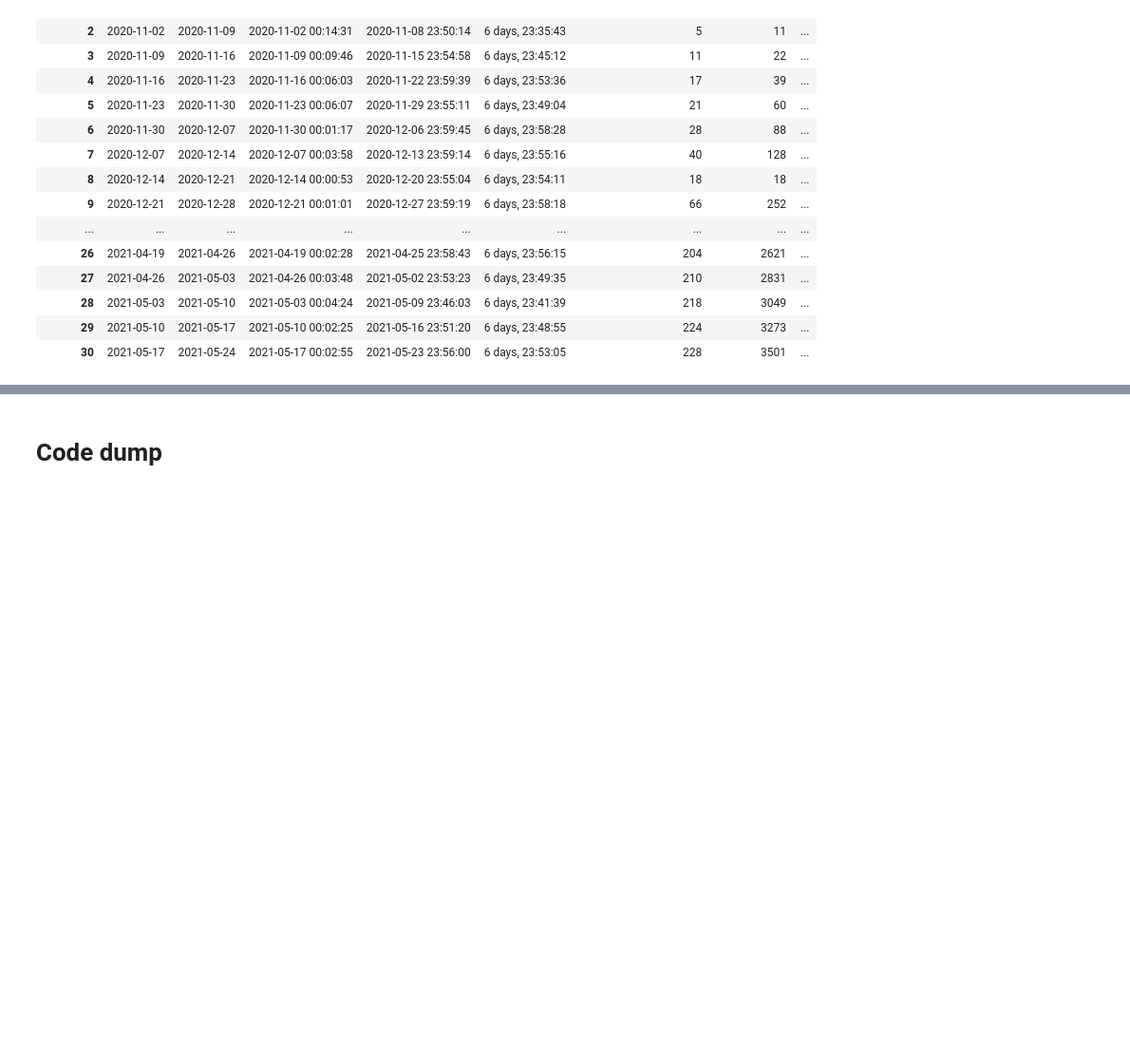
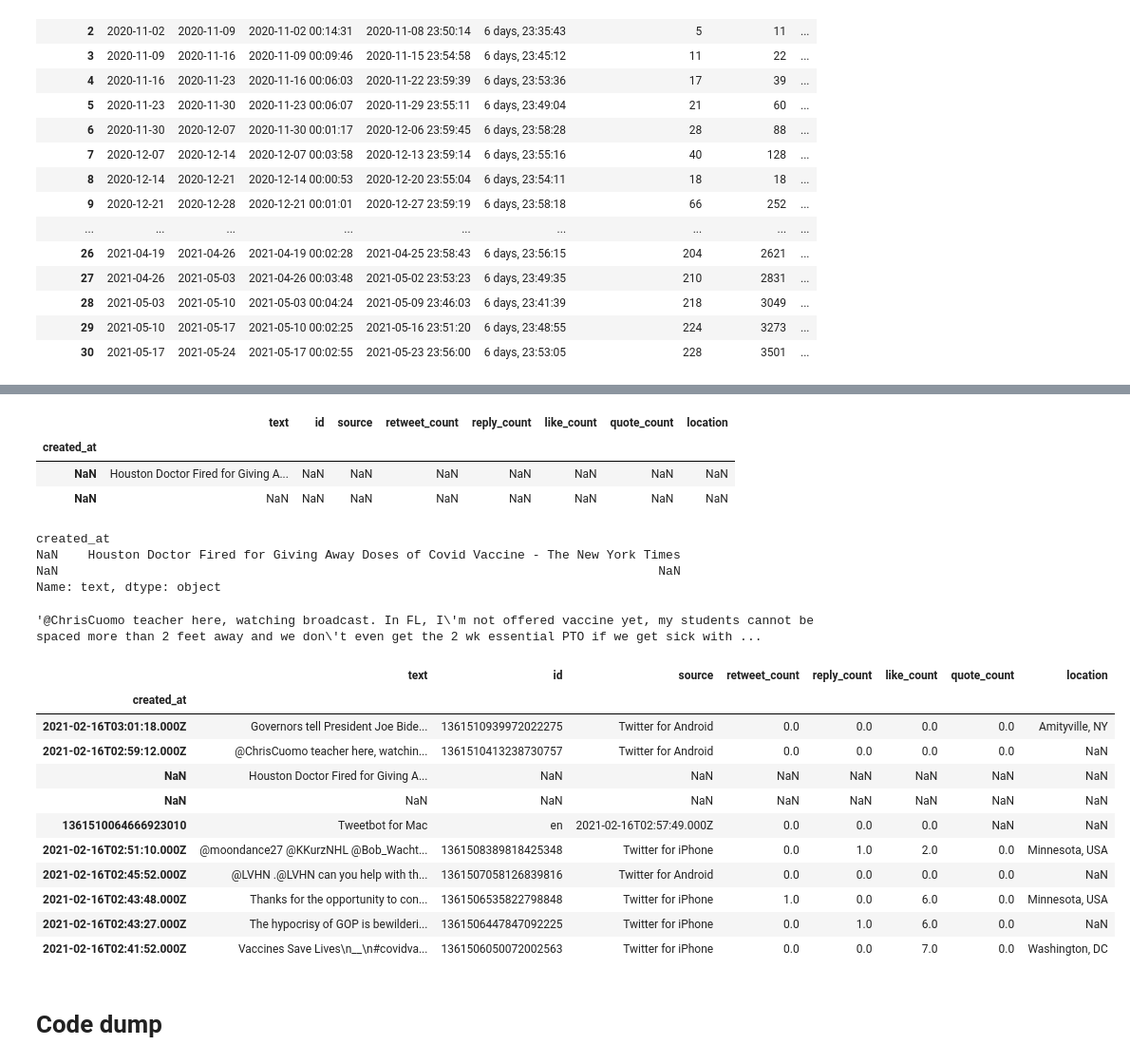
Before and after one commit to factitious/survey_v_social_media, a Jupyter notebook: Methods/Scripts/Twitter/Main.ipynb, the cells around one changed output, grey strips where cells are left out. Shown at 95% size. Saved outputs shown, nothing was run; the diff lists cells and outputs as text; code cells hidden in the pictures; blank space fills up the shorter version.

```diff
--- a/Methods/Scripts/Twitter/Main.ipynb
+++ b/Methods/Scripts/Twitter/Main.ipynb
@@ -42,6 +42,11 @@ def clean_df_1a(df):
 
     )
 
+    # Drop rows where index is 0
+    cdf.reset_index().dropna().set_index('index')
+
+
+
     return cdf
 # %% [markdown]
 ## Employment
@@ -193,3 +214,39 @@ clean_vac_df.to_csv(df_path, index = True, header = True)
+# %%
+clean_vac_df = clean_df_1a(vac_df)
+clean_vac_df[clean_vac_df.index.isna()]
+# %% [output]
+|  | text | id | source | retweet_count | reply_count | like_count | quote_count | location |
+| created_at |  |  |  |  |  |  |  |  |
+| NaN | Houston Doctor Fired for Giving A... | NaN | NaN | NaN | NaN | NaN | NaN | NaN |
+| NaN | NaN | NaN | NaN | NaN | NaN | NaN | NaN | NaN |
+# %%
+pd.options.display.max_colwidth = 1000
+clean_vac_df[clean_vac_df.index.isna()]['text']
+# %% [output]
+created_at
+NaN    Houston Doctor Fired for Giving Away Doses of Covid Vaccine - The New York Times
+NaN                                                                                 NaN
+Name: text, dtype: object
+# %%
+pd.options.display.max_colwidth = 1000
+clean_vac_df.iloc[59181,]['text']
+# %% [output]
+'@ChrisCuomo teacher here, watching broadcast. In FL, I\'m not offered vaccine yet, my students cannot be spaced more than 2 feet away and we don\'t even get the 2 wk essential PTO if we get sick with ...
+# %%
+clean_vac_df.iloc[59180:59190,]
+# %% [output]
+|  | text | id | source | retweet_count | reply_count | like_count | quote_count | location |
+| created_at |  |  |  |  |  |  |  |  |
+| 2021-02-16T03:01:18.000Z | Governors tell President Joe Bide... | 1361510939972022275 | Twitter for Android | 0.0 | 0.0 | 0.0 | 0.0 | Amityville, NY |
+| 2021-02-16T02:59:12.000Z | @ChrisCuomo teacher here, watchin... | 1361510413238730757 | Twitter for Android | 0.0 | 0.0 | 0.0 | 0.0 | NaN |
+| NaN | Houston Doctor Fired for Giving A... | NaN | NaN | NaN | NaN | NaN | NaN | NaN |
+| NaN | NaN | NaN | NaN | NaN | NaN | NaN | NaN | NaN |
+| 1361510064666923010 | Tweetbot for Mac | en | 2021-02-16T02:57:49.000Z | 0.0 | 0.0 | 0.0 | NaN | NaN |
+| 2021-02-16T02:51:10.000Z | @moondance27 @KKurzNHL @Bob_Wacht... | 1361508389818425348 | Twitter for iPhone | 0.0 | 1.0 | 2.0 | 0.0 | Minnesota, USA |
+| 2021-02-16T02:45:52.000Z | @LVHN .@LVHN can you help with th... | 1361507058126839816 | Twitter for Android | 0.0 | 0.0 | 0.0 | 0.0 | NaN |
+| 2021-02-16T02:43:48.000Z | Thanks for the opportunity to con... | 1361506535822798848 | Twitter for iPhone | 1.0 | 0.0 | 6.0 | 0.0 | Minnesota, USA |
+| 2021-02-16T02:43:27.000Z | The hypocrisy of GOP is bewilderi... | 1361506447847092225 | Twitter for iPhone | 0.0 | 1.0 | 6.0 | 0.0 | NaN |
+| 2021-02-16T02:41:52.000Z | Vaccines Save Lives\n__\n#covidva... | 1361506050072002563 | Twitter for iPhone | 0.0 | 0.0 | 7.0 | 0.0 | Washington, DC |
 # %% [markdown]
 # Code dump
 # %%
```
Also changed, not shown: parts of 3 cells of this notebook, 12 other files.
